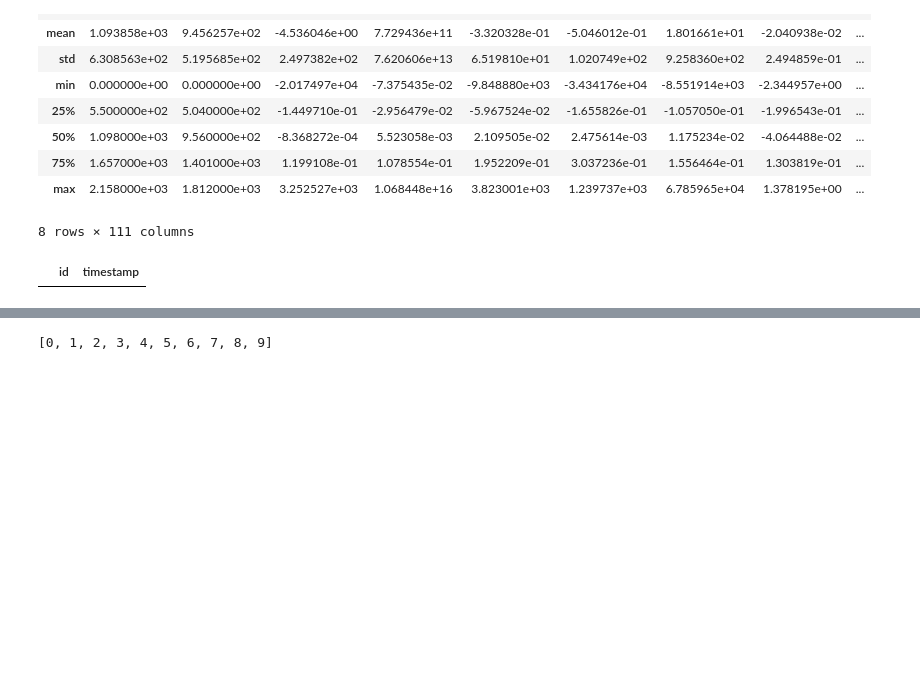
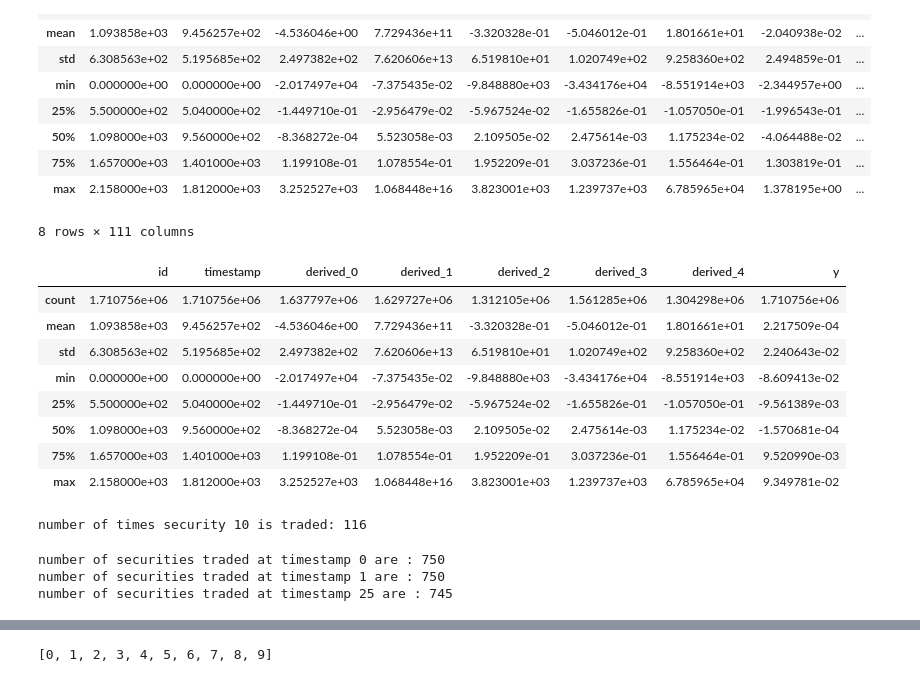
Before and after one commit to manprets/2sigma, a Jupyter notebook: 2sigma.ipynb, the cells around one changed output, grey strips where cells are left out. Cells and saved outputs as stored; diff of their text form; code cells hidden in the pictures; blank space fills up the shorter version.

```diff
--- a/2sigma.ipynb
+++ b/2sigma.ipynb
@@ -13,6 +12,6 @@ import matplotlib.pyplot as plt
 # %%
 # load the dataset
-with pd.HDFStore("./train.h5/train.h5", "r") as train:
+with pd.HDFStore("./data/train.h5", "r") as train:
     df = train.get("train")
 # %% [raw]
 This dataset contains anonymized features pertaining to a time-varying value for a financial instrument.
@@ -60,10 +59,29 @@ df.describe()
 8 rows × 111 columns
 # %%
 # explore small portion of dataset
-ndf = pd.DataFrame(columns=['id','timestamp'])
-
-
-
-ndf
+# timestamp 0 and 1
+ndf = df[['id','timestamp','derived_0','derived_1','derived_2','derived_3','derived_4','y']]
+ndf.describe()
 # %% [output]
-|  | id | timestamp |
+|  | id | timestamp | derived_0 | derived_1 | derived_2 | derived_3 | derived_4 | y |
+| count | 1.710756e+06 | 1.710756e+06 | 1.637797e+06 | 1.629727e+06 | 1.312105e+06 | 1.561285e+06 | 1.304298e+06 | 1.710756e+06 |
+| mean | 1.093858e+03 | 9.456257e+02 | -4.536046e+00 | 7.729436e+11 | -3.320328e-01 | -5.046012e-01 | 1.801661e+01 | 2.217509e-04 |
+| std | 6.308563e+02 | 5.195685e+02 | 2.497382e+02 | 7.620606e+13 | 6.519810e+01 | 1.020749e+02 | 9.258360e+02 | 2.240643e-02 |
+| min | 0.000000e+00 | 0.000000e+00 | -2.017497e+04 | -7.375435e-02 | -9.848880e+03 | -3.434176e+04 | -8.551914e+03 | -8.609413e-02 |
+| 25% | 5.500000e+02 | 5.040000e+02 | -1.449710e-01 | -2.956479e-02 | -5.967524e-02 | -1.655826e-01 | -1.057050e-01 | -9.561389e-03 |
+| 50% | 1.098000e+03 | 9.560000e+02 | -8.368272e-04 | 5.523058e-03 | 2.109505e-02 | 2.475614e-03 | 1.175234e-02 | -1.570681e-04 |
+| 75% | 1.657000e+03 | 1.401000e+03 | 1.199108e-01 | 1.078554e-01 | 1.952209e-01 | 3.037236e-01 | 1.556464e-01 | 9.520990e-03 |
+| max | 2.158000e+03 | 1.812000e+03 | 3.252527e+03 | 1.068448e+16 | 3.823001e+03 | 1.239737e+03 | 6.785965e+04 | 9.349781e-02 |
+# %%
+#ndf.loc[ndf.id==10]
+print "number of times security {} is traded: {}".format(10,sum(ndf.id==10))
+# %% [output]
+number of times security 10 is traded: 116
+# %%
+print "number of securities traded at timestamp {} are : {}".format(0,sum(ndf.timestamp==0))
+print "number of securities traded at timestamp {} are : {}".format(1,sum(ndf.timestamp==1))
+print "number of securities traded at timestamp {} are : {}".format(25,sum(ndf.timestamp==25))
+# %% [output]
+number of securities traded at timestamp 0 are : 750
+number of securities traded at timestamp 1 are : 750
+number of securities traded at timestamp 25 are : 745
```
Also changed, not shown: parts of 5 cells of this notebook.
